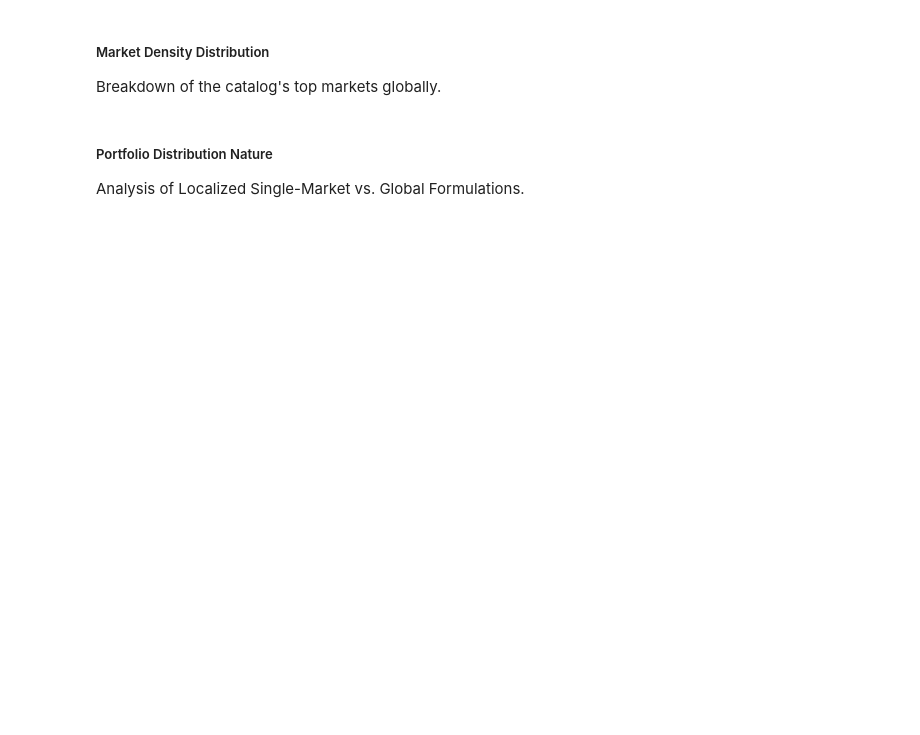
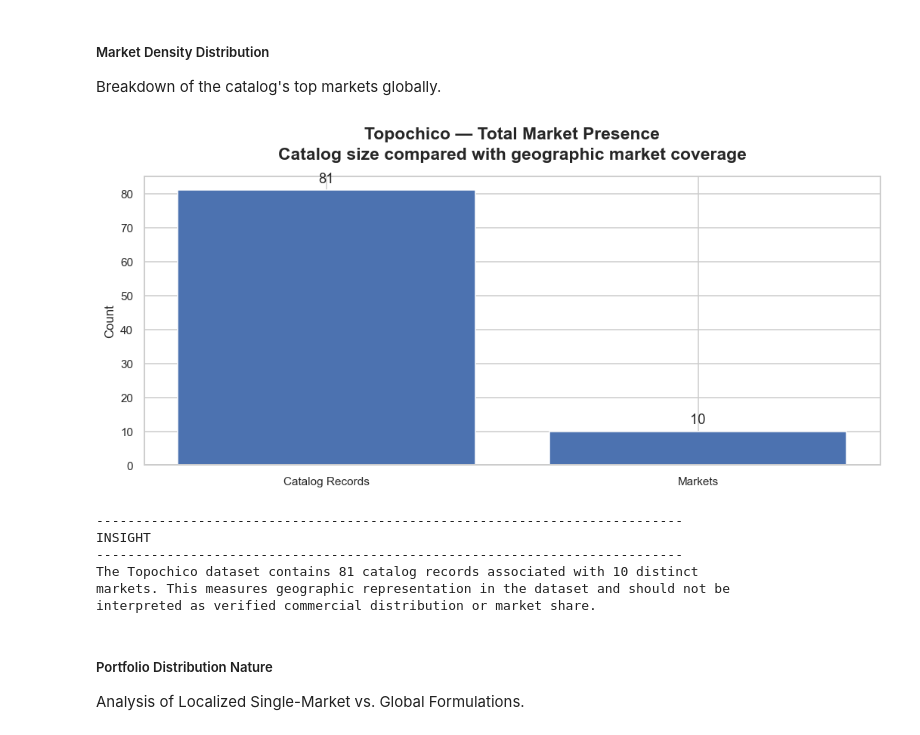
Before and after one commit to Codon-s/cpg-product-intelligence, a Jupyter notebook: report.ipynb, the cells around one changed output. Drawn from its saved outputs; the diff is of its cells as text; code cells hidden in the pictures; blank space fills up the shorter version.

```diff
--- a/report.ipynb
+++ b/report.ipynb
@@ -2009,6 +2024,16 @@ Distribution across national markets.
 # %% [markdown]
 ##### Market Density Distribution
 Breakdown of the catalog's top markets globally.
+# %%
+tc.total_market_presence()
+# %% [output]
+[figure, added]
+---------------------------------------------------------------------------
+INSIGHT
+---------------------------------------------------------------------------
+The Topochico dataset contains 81 catalog records associated with 10 distinct
+markets. This measures geographic representation in the dataset and should not be
+interpreted as verified commercial distribution or market share.
 # %% [markdown]
 ##### Portfolio Distribution Nature
 Analysis of Localized Single-Market vs. Global Formulations.
```
Also changed, not shown: parts of 10 cells of this notebook.
